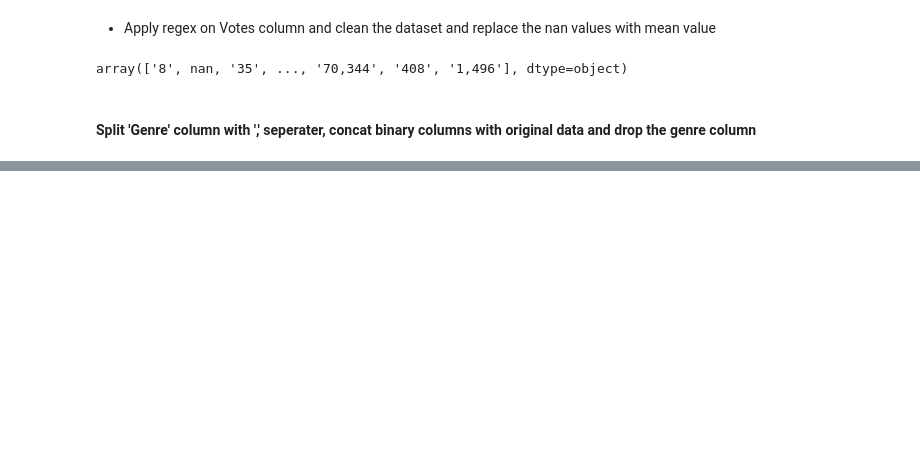
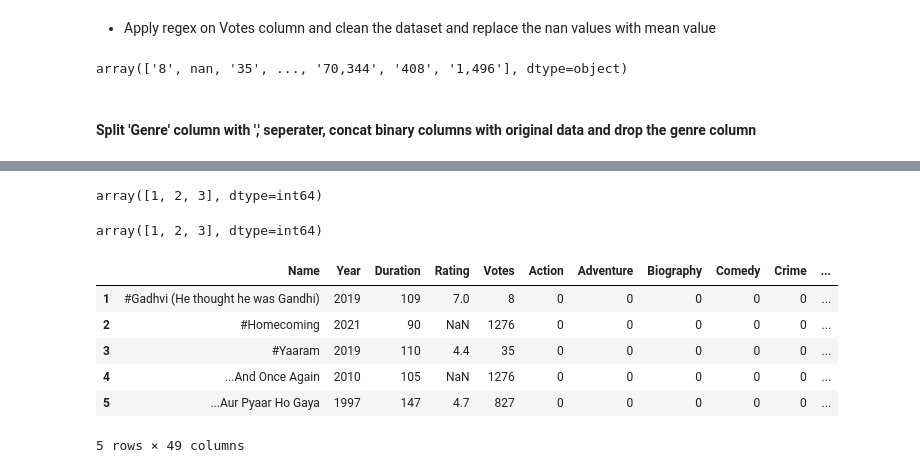
Before and after one commit to razeenbari/CODSOFT, a Jupyter notebook: task no 1 (Movie Rating Prediction With Python)/Task1.ipynb, the cells around one changed output, grey strips where cells are left out. Drawn from its saved outputs; the diff is of its cells as text; code cells hidden in the pictures; blank space fills up the shorter version.

```diff
--- a/task no 1 (Movie Rating Prediction With Python)/Task1.ipynb
+++ b/task no 1 (Movie Rating Prediction With Python)/Task1.ipynb
@@ -209,2 +216,14 @@ df_encoded['Is_Top_Director'] = df_encoded['Director'].apply(lambda x: 1 if x in
+# %%
+def categorize_director_rating(x):
+    if x in top_rated_director:
+        return 1
+    elif x in mid_rated_director:
+        return 2
+    elif x in low_rated_director:
+        return 3
+    else:
+        return 0
+
+df_encoded['Categorzied_Director'] = df_encoded['Director'].apply(categorize_director_rating)
 # %%
 df_encoded.drop('Director',axis=1,inplace=True)
@@ -210,0 +236,44 @@ df_encoded.drop('Director',axis=1,inplace=True)
+# %%
+top_rated_actor = []
+mid_rated_actor = []
+low_rated_actor = []
+
+for index, row in df_encoded.iterrows():
+    if row['Rating'] >= 7.0:
+        top_rated_actor.append(row['Actor 1'])
+    elif row['Rating'] >= 4 and row['Rating'] < 7:
+        mid_rated_actor.append(row['Actor 1'])
+    else:
+        low_rated_actor.append(row['Actor 1'])
+# %%
+def categorize_actor_rating(x):
+    if x in top_rated_actor:
+        return 1
+    elif x in mid_rated_actor:
+        return 2
+    elif x in low_rated_actor:
+        return 3
+    else:
+        return 0
+
+df_encoded['Categorized_Actor'] = df_encoded['Actor 1'].apply(categorize_actor_rating)
+# %%
+df_encoded.drop(['Actor 1','Actor 2','Actor 3'],axis=1,inplace=True)
+# %%
+df_encoded.Categorized_Actor.unique()
+# %% [output]
+array([1, 2, 3], dtype=int64)
+# %%
+df_encoded.Categorized_Actor.unique()
+# %% [output]
+array([1, 2, 3], dtype=int64)
+# %%
+df_encoded.head()
+# %% [output]
+|  | Name | Year | Duration | Rating | Votes | Action | Adventure | Biography | Comedy | Crime | ... |
+| 1 | #Gadhvi (He thought he was Gandhi) | 2019 | 109 | 7.0 | 8 | 0 | 0 | 0 | 0 | 0 | ... |
+| 2 | #Homecoming | 2021 | 90 | NaN | 1276 | 0 | 0 | 0 | 0 | 0 | ... |
+| 3 | #Yaaram | 2019 | 110 | 4.4 | 35 | 0 | 0 | 0 | 0 | 0 | ... |
+| 4 | ...And Once Again | 2010 | 105 | NaN | 1276 | 0 | 0 | 0 | 0 | 0 | ... |
+| 5 | ...Aur Pyaar Ho Gaya | 1997 | 147 | 4.7 | 827 | 0 | 0 | 0 | 0 | 0 | ... |
+5 rows × 49 columns
```
Also changed, not shown: parts of 17 cells of this notebook.
